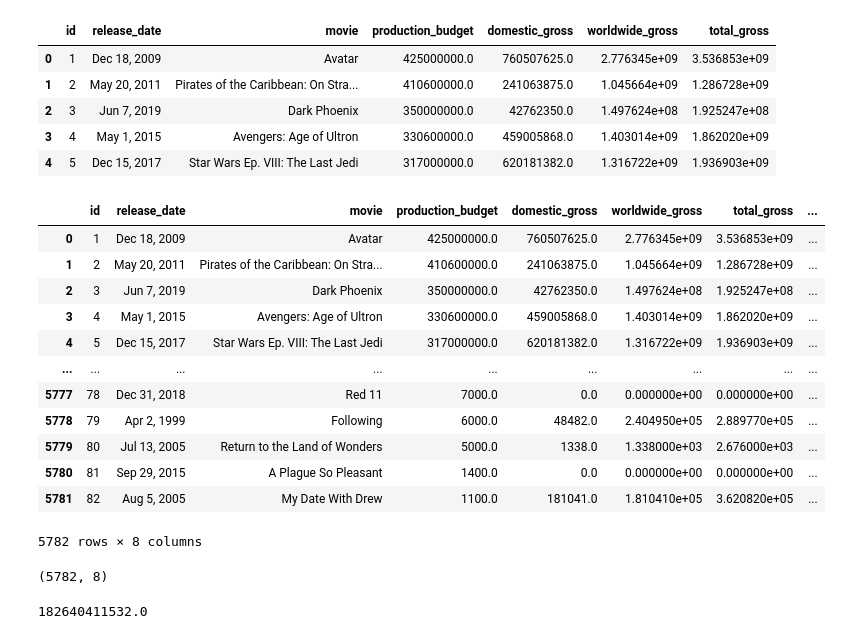
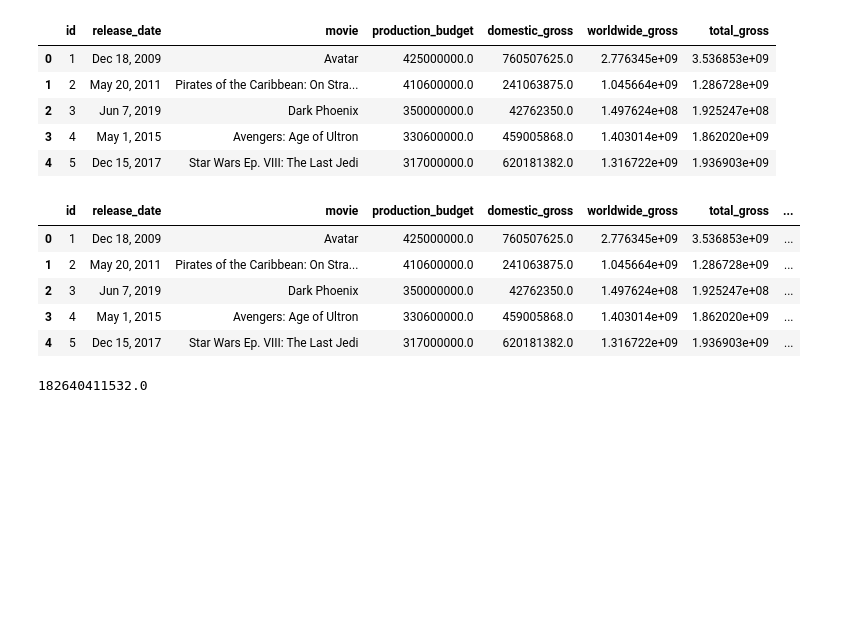
Before and after one commit to FionaNalianya/Microsoft-Movie, a Jupyter notebook: notebook.ipynb, the cells around one changed output. Drawn from its saved outputs; the diff is of its cells as text; code cells hidden in the pictures; blank space fills up the shorter version.

```diff
--- a/notebook.ipynb
+++ b/notebook.ipynb
@@ -653,25 +653,14 @@ budget.head()
 | 4 | 5 | Dec 15, 2017 | Star Wars Ep. VIII: The Last Jedi | 317000000.0 | 620181382.0 | 1.316722e+09 | 1.936903e+09 |
 # %%
 budget['bools'] = budget['production_budget'] < budget['total_gross']
-budget
+budget.head()
 # %% [output]
 |  | id | release_date | movie | production_budget | domestic_gross | worldwide_gross | total_gross | ... |
 | 0 | 1 | Dec 18, 2009 | Avatar | 425000000.0 | 760507625.0 | 2.776345e+09 | 3.536853e+09 | ... |
 | 1 | 2 | May 20, 2011 | Pirates of the Caribbean: On Stra... | 410600000.0 | 241063875.0 | 1.045664e+09 | 1.286728e+09 | ... |
 | 2 | 3 | Jun 7, 2019 | Dark Phoenix | 350000000.0 | 42762350.0 | 1.497624e+08 | 1.925247e+08 | ... |
 | 3 | 4 | May 1, 2015 | Avengers: Age of Ultron | 330600000.0 | 459005868.0 | 1.403014e+09 | 1.862020e+09 | ... |
 | 4 | 5 | Dec 15, 2017 | Star Wars Ep. VIII: The Last Jedi | 317000000.0 | 620181382.0 | 1.316722e+09 | 1.936903e+09 | ... |
-| ... | ... | ... | ... | ... | ... | ... | ... | ... |
-| 5777 | 78 | Dec 31, 2018 | Red 11 | 7000.0 | 0.0 | 0.000000e+00 | 0.000000e+00 | ... |
-| 5778 | 79 | Apr 2, 1999 | Following | 6000.0 | 48482.0 | 2.404950e+05 | 2.889770e+05 | ... |
-| 5779 | 80 | Jul 13, 2005 | Return to the Land of Wonders | 5000.0 | 1338.0 | 1.338000e+03 | 2.676000e+03 | ... |
-| 5780 | 81 | Sep 29, 2015 | A Plague So Pleasant | 1400.0 | 0.0 | 0.000000e+00 | 0.000000e+00 | ... |
-| 5781 | 82 | Aug 5, 2005 | My Date With Drew | 1100.0 | 181041.0 | 1.810410e+05 | 3.620820e+05 | ... |
-5782 rows × 8 columns
-# %%
-budget.shape
-# %% [output]
-(5782, 8)
 # %%
 # checking the production_budget sum for all movies in the budget dataset
 budget.production_budget.sum()
```
Also changed, not shown: parts of 1 cell of this notebook.
